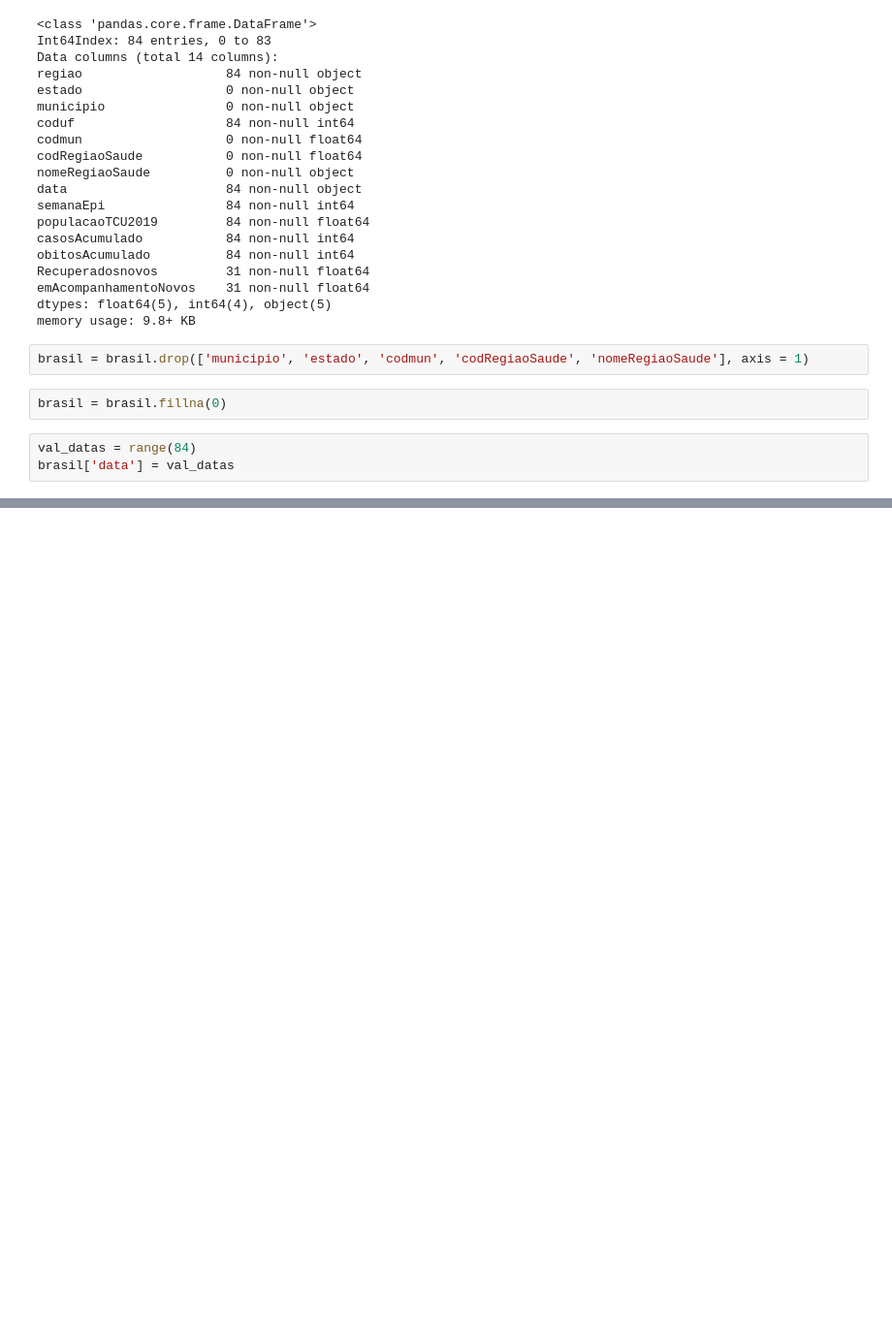
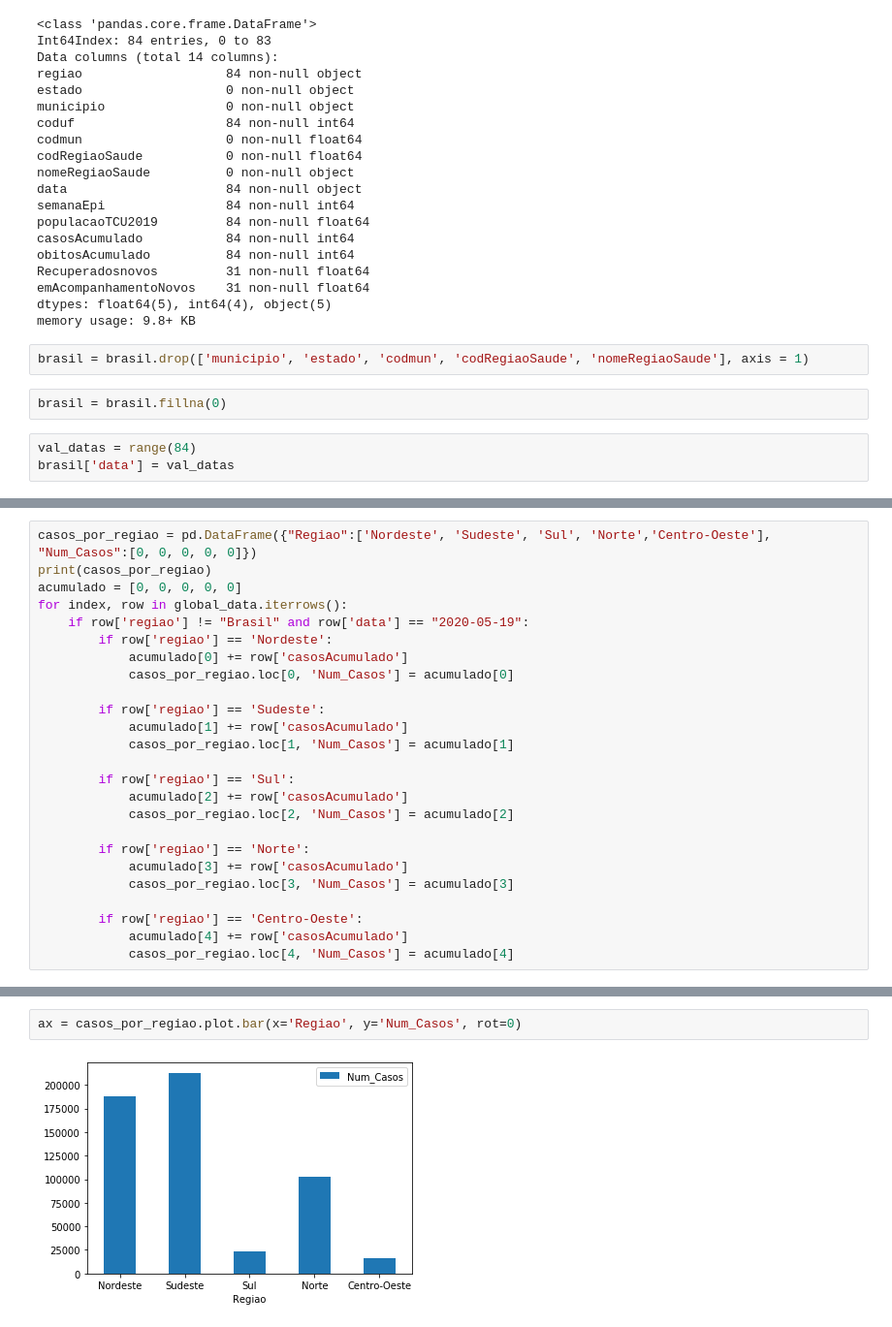
Before and after one commit to arauju/covid, a Jupyter notebook: covid.ipynb, the cells around one changed output, grey strips where cells are left out. Shown: that part at 97% size. Cells and saved outputs as stored; diff of their text form; blank space fills up the shorter version.

Commit message:
gráfico casos por região

```diff
--- a/covid.ipynb
+++ b/covid.ipynb
@@ -99,0 +122,25 @@ brasil.plot.scatter(x='data', y='casosAcumulado')
+# %%
+casos_por_regiao = pd.DataFrame({"Regiao":['Nordeste', 'Sudeste', 'Sul', 'Norte','Centro-Oeste'], "Num_Casos":[0, 0, 0, 0, 0]})
+print(casos_por_regiao)
+acumulado = [0, 0, 0, 0, 0]
+for index, row in global_data.iterrows():
+    if row['regiao'] != "Brasil" and row['data'] == "2020-05-19":
+        if row['regiao'] == 'Nordeste':
+            acumulado[0] += row['casosAcumulado']
+            casos_por_regiao.loc[0, 'Num_Casos'] = acumulado[0]
+
+        if row['regiao'] == 'Sudeste':
+            acumulado[1] += row['casosAcumulado']
+            casos_por_regiao.loc[1, 'Num_Casos'] = acumulado[1]
+
+        if row['regiao'] == 'Sul':
+            acumulado[2] += row['casosAcumulado']
+            casos_por_regiao.loc[2, 'Num_Casos'] = acumulado[2]
+
+        if row['regiao'] == 'Norte':
+            acumulado[3] += row['casosAcumulado']
+            casos_por_regiao.loc[3, 'Num_Casos'] = acumulado[3]
+
+        if row['regiao'] == 'Centro-Oeste':
+            acumulado[4] += row['casosAcumulado']
+            casos_por_regiao.loc[4, 'Num_Casos'] = acumulado[4]
@@ -99,0 +164,4 @@ brasil.plot.scatter(x='data', y='casosAcumulado')
+# %%
+ax = casos_por_regiao.plot.bar(x='Regiao', y='Num_Casos', rot=0)
+# %% [output]
+[figure, added]
```
Also changed, not shown: parts of 5 cells of this notebook.
